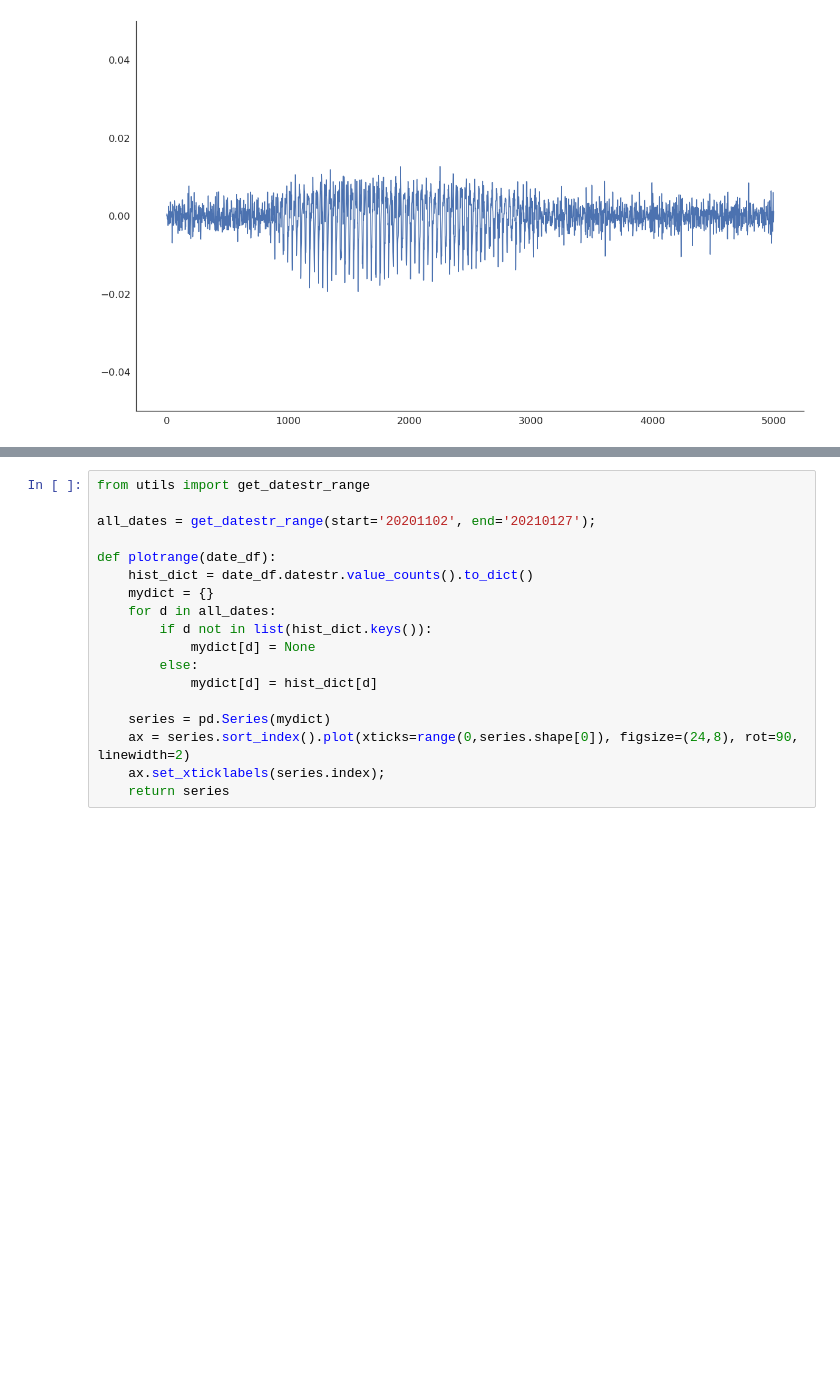
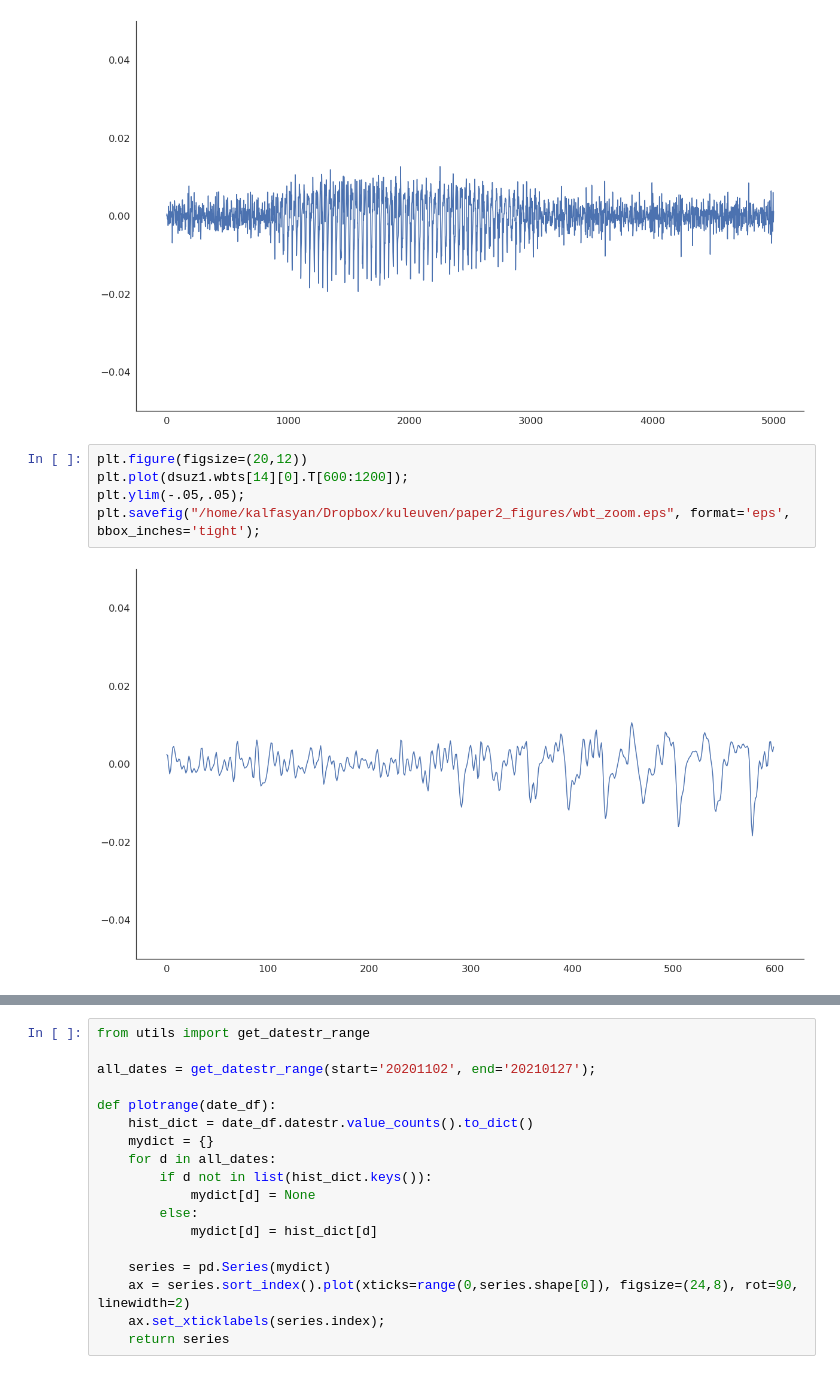
Before and after one commit to kalfasyan/wbai, a Jupyter notebook: Experiment-notebooks/100_Figures.ipynb, the cells around one changed output, grey strips where cells are left out. Saved outputs shown, nothing was run; the diff lists cells and outputs as text; blank space fills up the shorter version.

```diff
--- a/Experiment-notebooks/100_Figures.ipynb
+++ b/Experiment-notebooks/100_Figures.ipynb
@@ -96,6 +92,13 @@ plt.ylim(-.05,.05);
 plt.savefig("/home/kalfasyan/Dropbox/kuleuven/paper2_figures/wbt.eps", format='eps', bbox_inches='tight');
 # %% [output]
 [figure]
+# %%
+plt.figure(figsize=(20,12))
+plt.plot(dsuz1.wbts[14][0].T[600:1200]);
+plt.ylim(-.05,.05);
+plt.savefig("/home/kalfasyan/Dropbox/kuleuven/paper2_figures/wbt_zoom.eps", format='eps', bbox_inches='tight');
+# %% [output]
+[figure, added]
 # %%
 dsuz1.stfts[14]
 # %% [output]
```
Also changed, not shown: parts of 7 cells of this notebook, 4 other files.
